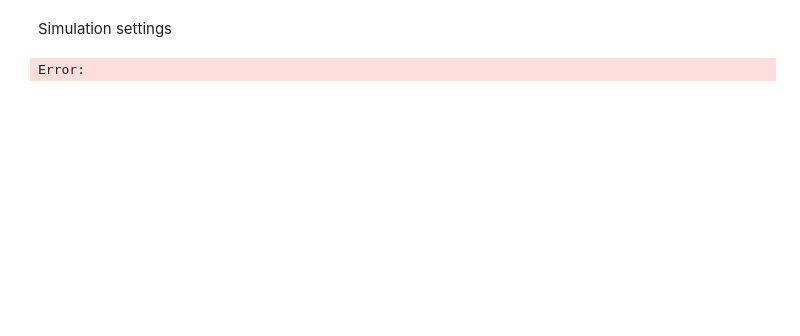
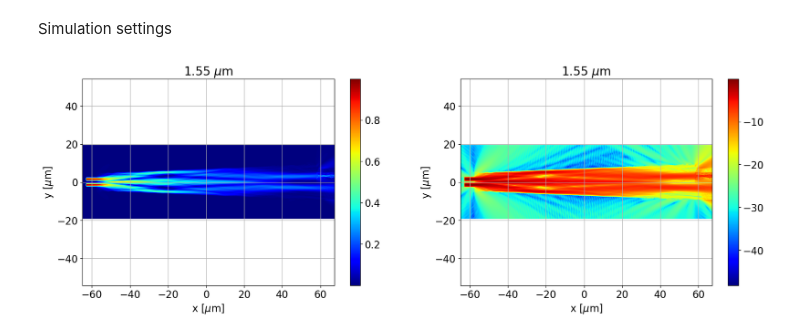
Before and after one commit to Leoopessoa/2x4MMI_Hybrid, a Jupyter notebook: Simulation/Hybrid_Assemble.ipynb, the cells around one changed output. Cells and saved outputs as stored; diff of their text form; code cells hidden in the pictures; blank space fills up the shorter version.

```diff
--- a/Simulation/Hybrid_Assemble.ipynb
+++ b/Simulation/Hybrid_Assemble.ipynb
@@ -29,18 +29,18 @@ import sys
 ###############################################################
 #LINUX PATH
 
-#sys.path.append("/opt/lumerical/v221/api/python") #Default linux lumapi path
-#import lumapi
-#sys.path.append(os.path.dirname('/media/leonardo/datam02/')) #Current directory
+sys.path.append("/opt/lumerical/v221/api/python") #Default linux lumapi path
+import lumapi
+sys.path.append(os.path.dirname('/media/leonardo/datam02/')) #Current directory
 
 ###############################################################
 #WINDOWS PATH
 
-spec_win = imp.util.spec_from_file_location('lumapi', 'C:\\Program Files\\Lumerical\\v202\\api\\python\\lumapi.py')
-lumapi = imp.util.module_from_spec(spec_win)
-os.add_dll_directory("C:/Program Files/Lumerical/v202/api/python")
-sys.path.append(os.path.dirname('C:/Users/Léo/Documents/Facul/Capacitação/GitHub/2x4MMI_Hybrid'))
-spec_win.loader.exec_module(lumapi)
+# spec_win = imp.util.spec_from_file_location('lumapi', 'C:\\Program Files\\Lumerical\\v202\\api\\python\\lumapi.py')
+# lumapi = imp.util.module_from_spec(spec_win)
+# os.add_dll_directory("C:/Program Files/Lumerical/v202/api/python")
+# sys.path.append(os.path.dirname('C:/Users/Léo/Documents/Facul/Capacitação/GitHub/2x4MMI_Hybrid'))
+# spec_win.loader.exec_module(lumapi)
 # %%
 fdtd = lumapi.FDTD(filename = '../CML/Hybrid.fsp')
 # %% [markdown]
@@ -2141,5 +2143,36 @@ mode.set({
     'name'   : 'field'
 
 })
-# %% [output]
-Error:
+# %%
+eField = np.squeeze(mode.getelectric("field"))
+# %%
+indxLambda = 12
+x_efielf = mode.getdata("field", "x")
+y_efielf = mode.getdata("field", "y")
+lmbd = nu2lambda(mode.getdata("field", "f"))
+xmin = 1e6*np.min(x_efielf);
+xmax = 1e6*np.max(x_efielf);
+ymin = 1e6*np.min(y_efielf);
+ymax = 1e6*np.max(y_efielf);
+
+fig1, axs1 = plt.subplots(1,2,figsize=(20,6))
+im1 = axs1[0].imshow(np.rot90(np.sqrt(eField[:,:,indxLambda])), cmap = 'jet', extent=[xmin, xmax, ymin, ymax])
+fig1.colorbar(im1, ax=axs1[0])
+axs1[0].set_xlabel(r'x [$\mu$m]')
+axs1[0].set_ylabel(r'y [$\mu$m]')
+axs1[0].set_title(r'%4.2f $\mu$m'%(1e6*lmbd[indxLambda]))
+axs1[0].grid(True)
+axs1[0].axis('equal')
+
+im2 = axs1[1].imshow(10*np.log10(np.rot90(np.sqrt(eField[:,:,indxLambda]))), cmap = 'jet', extent=[xmin, xmax, ymin, ymax])
+fig1.colorbar(im2, ax=axs1[1])
+axs1[1].set_xlabel(r'x [$\mu$m]')
+axs1[1].set_ylabel(r'y [$\mu$m]')
+axs1[1].set_title(r'%4.2f $\mu$m'%(1e6*lmbd[indxLambda]))
+axs1[1].grid(True)
+axs1[1].axis('equal')
+
+fig1.tight_layout
+plt.rcParams.update({'font.size': 16})
+# %% [output]
+[figure, added]
```
Also changed, not shown: parts of 2 cells of this notebook, 4 other files.
